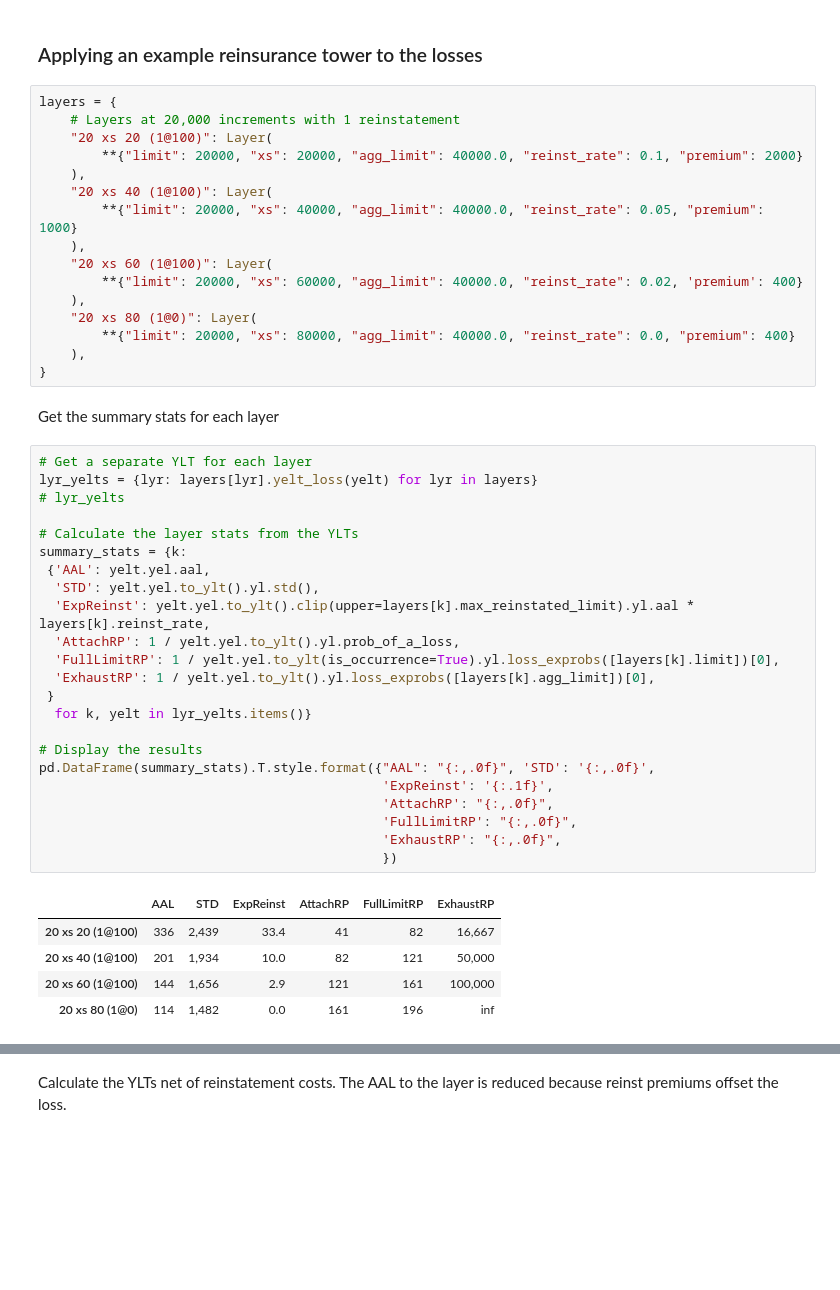
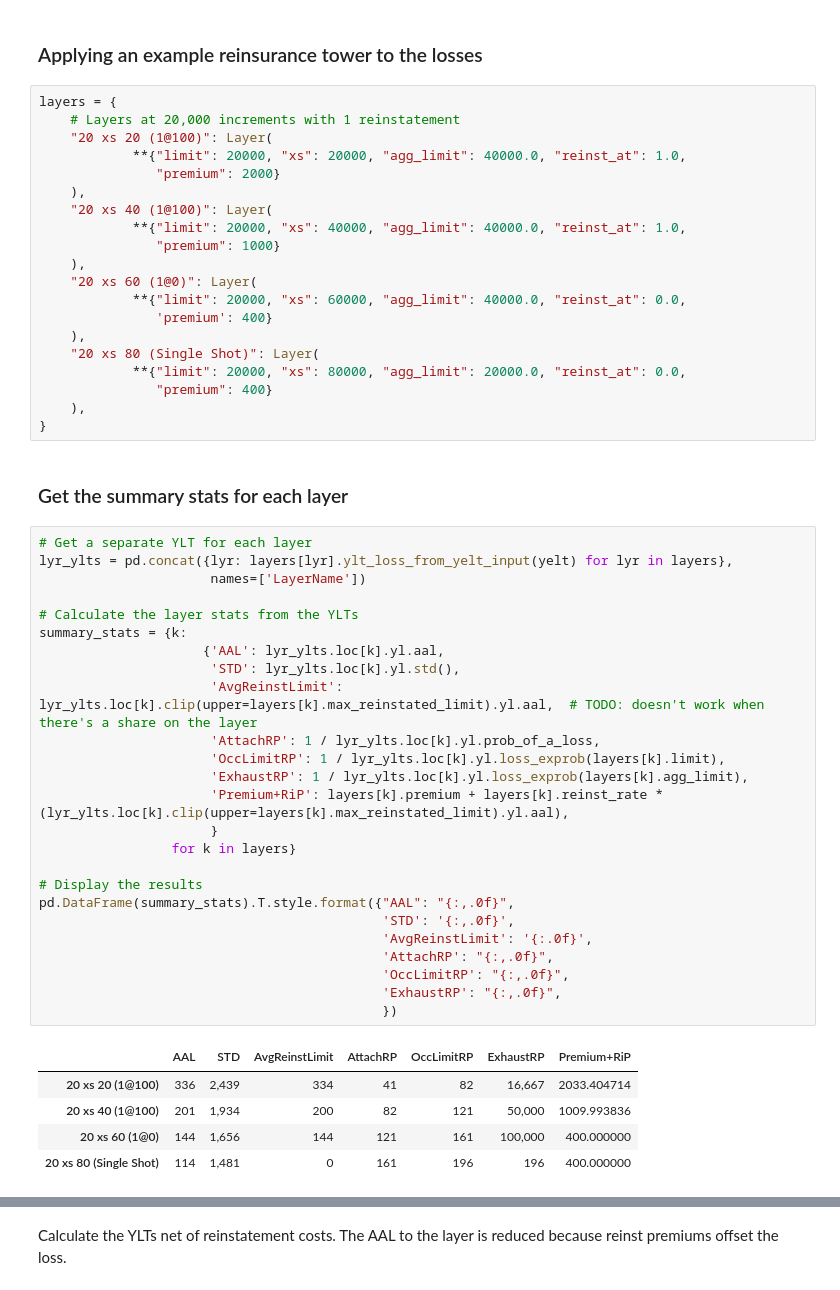
Before and after one commit to iwbailey/pandas-ylt, a Jupyter notebook: yelt_examples_layer_losses.ipynb, the cells around one changed output, grey strips where cells are left out. Cells and saved outputs as stored; diff of their text form; blank space fills up the shorter version.

Commit message:
Update for changes to the layer class

```diff
--- a/yelt_examples_layer_losses.ipynb
+++ b/yelt_examples_layer_losses.ipynb
@@ -38,46 +39,52 @@ display(yelt.yel.to_summary_stats_series().to_frame().style.format("{:,.0f}"))
 layers = {
     # Layers at 20,000 increments with 1 reinstatement
     "20 xs 20 (1@100)": Layer(
-        **{"limit": 20000, "xs": 20000, "agg_limit": 40000.0, "reinst_rate": 0.1, "premium": 2000}
+            **{"limit": 20000, "xs": 20000, "agg_limit": 40000.0, "reinst_at": 1.0,
+               "premium": 2000}
     ),
     "20 xs 40 (1@100)": Layer(
-        **{"limit": 20000, "xs": 40000, "agg_limit": 40000.0, "reinst_rate": 0.05, "premium": 1000}
+            **{"limit": 20000, "xs": 40000, "agg_limit": 40000.0, "reinst_at": 1.0,
+               "premium": 1000}
     ),
-    "20 xs 60 (1@100)": Layer(
-        **{"limit": 20000, "xs": 60000, "agg_limit": 40000.0, "reinst_rate": 0.02, 'premium': 400}
+    "20 xs 60 (1@0)": Layer(
+            **{"limit": 20000, "xs": 60000, "agg_limit": 40000.0, "reinst_at": 0.0,
+               'premium': 400}
     ),
-    "20 xs 80 (1@0)": Layer(
-        **{"limit": 20000, "xs": 80000, "agg_limit": 40000.0, "reinst_rate": 0.0, "premium": 400}
+    "20 xs 80 (Single Shot)": Layer(
+            **{"limit": 20000, "xs": 80000, "agg_limit": 20000.0, "reinst_at": 0.0,
+               "premium": 400}
     ),
 }
 # %% [markdown]
-Get the summary stats for each layer
+### Get the summary stats for each layer
 # %%
 # Get a separate YLT for each layer
-lyr_yelts = {lyr: layers[lyr].yelt_loss(yelt) for lyr in layers}
-# lyr_yelts
+lyr_ylts = pd.concat({lyr: layers[lyr].ylt_loss_from_yelt_input(yelt) for lyr in layers},
+                      names=['LayerName'])
 
 # Calculate the layer stats from the YLTs
 summary_stats = {k:
- {'AAL': yelt.yel.aal,
-  'STD': yelt.yel.to_ylt().yl.std(),
-  'ExpReinst': yelt.yel.to_ylt().clip(upper=layers[k].max_reinstated_limit).yl.aal * layers[k].reinst_rate,
-  'AttachRP': 1 / yelt.yel.to_ylt().yl.prob_of_a_loss,
-  'FullLimitRP': 1 / yelt.yel.to_ylt(is_occurrence=True).yl.loss_exprobs([layers[k].limit])[0],
-  'ExhaustRP': 1 / yelt.yel.to_ylt().yl.loss_exprobs([layers[k].agg_limit])[0],
- }
-  for k, yelt in lyr_yelts.items()}
+                     {'AAL': lyr_ylts.loc[k].yl.aal,
+                      'STD': lyr_ylts.loc[k].yl.std(),
+                      'AvgReinstLimit': lyr_ylts.loc[k].clip(upper=layers[k].max_reinstated_limit).yl.aal,  # TODO: doesn't work when there's a share on the layer
+                      'AttachRP': 1 / lyr_ylts.loc[k].yl.prob_of_a_loss,
+                      'OccLimitRP': 1 / lyr_ylts.loc[k].yl.loss_exprob(layers[k].limit),
+                      'ExhaustRP': 1 / lyr_ylts.loc[k].yl.loss_exprob(layers[k].agg_limit),
+                      'Premium+RiP': layers[k].premium + layers[k].reinst_rate * (lyr_ylts.loc[k].clip(upper=layers[k].max_reinstated_limit).yl.aal),
+                      }
+                 for k in layers}
 
 # Display the results
-pd.DataFrame(summary_stats).T.style.format({"AAL": "{:,.0f}", 'STD': '{:,.0f}',
-                                            'ExpReinst': '{:.1f}',
+pd.DataFrame(summary_stats).T.style.format({"AAL": "{:,.0f}",
+                                            'STD': '{:,.0f}',
+                                            'AvgReinstLimit': '{:.0f}',
                                             'AttachRP': "{:,.0f}",
-                                            'FullLimitRP': "{:,.0f}",
+                                            'OccLimitRP': "{:,.0f}",
                                             'ExhaustRP': "{:,.0f}",
                                             })
 # %% [output]
-|  | AAL | STD | ExpReinst | AttachRP | FullLimitRP | ExhaustRP |
-| 20 xs 20 (1@100) | 336 | 2,439 | 33.4 | 41 | 82 | 16,667 |
-| 20 xs 40 (1@100) | 201 | 1,934 | 10.0 | 82 | 121 | 50,000 |
-| 20 xs 60 (1@100) | 144 | 1,656 | 2.9 | 121 | 161 | 100,000 |
-| 20 xs 80 (1@0) | 114 | 1,482 | 0.0 | 161 | 196 | inf |
+|  | AAL | STD | AvgReinstLimit | AttachRP | OccLimitRP | ExhaustRP | Premium+RiP |
+| 20 xs 20 (1@100) | 336 | 2,439 | 334 | 41 | 82 | 16,667 | 2033.404714 |
+| 20 xs 40 (1@100) | 201 | 1,934 | 200 | 82 | 121 | 50,000 | 1009.993836 |
+| 20 xs 60 (1@0) | 144 | 1,656 | 144 | 121 | 161 | 100,000 | 400.000000 |
+| 20 xs 80 (Single Shot) | 114 | 1,481 | 0 | 161 | 196 | 196 | 400.000000 |
```
Also changed, not shown: parts of 7 cells of this notebook.
